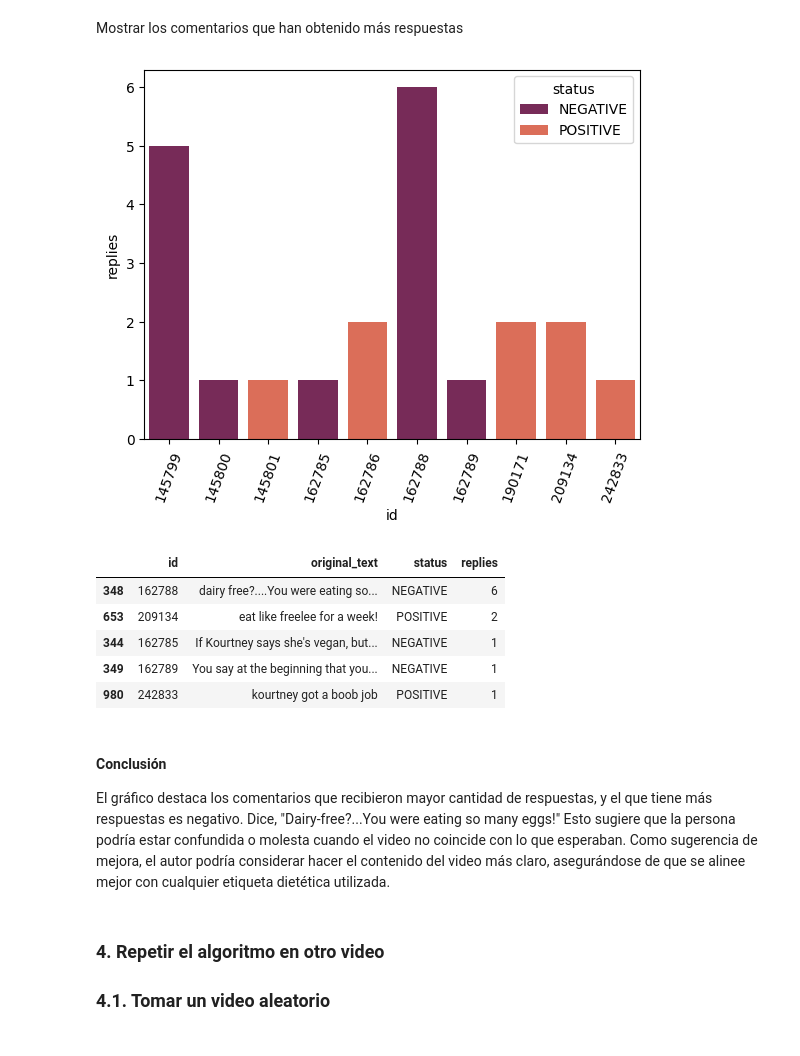
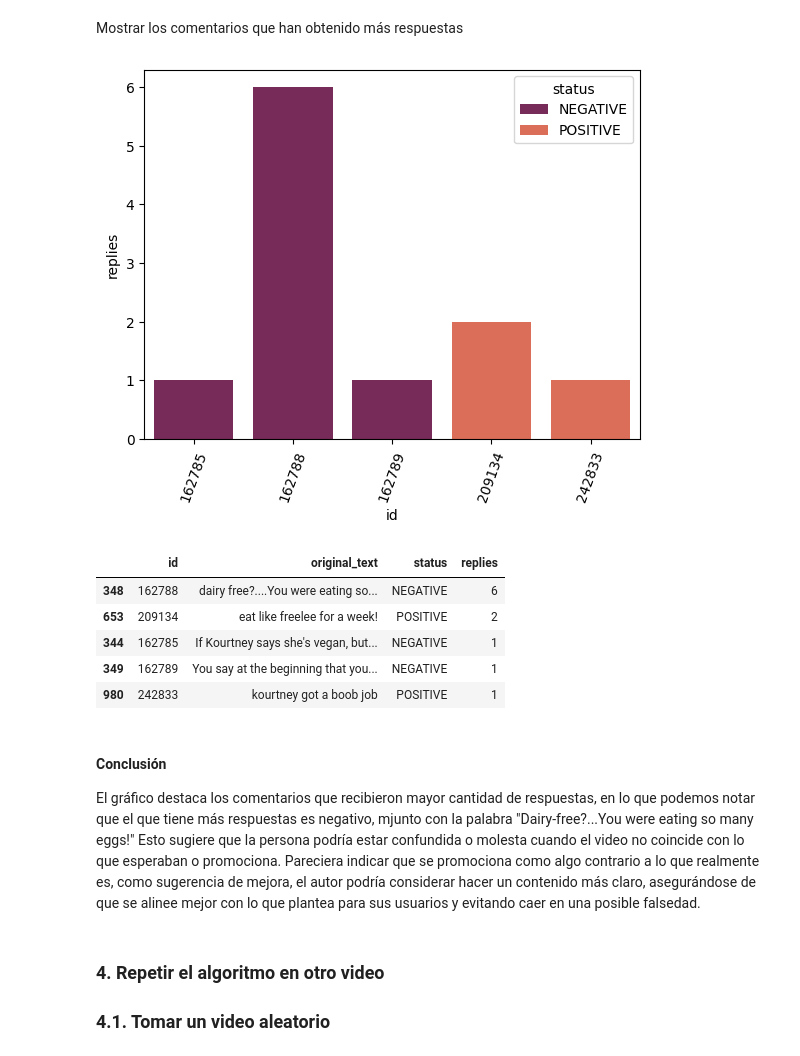
Before and after one commit to Elina-Filatova/youtube_comments_analysis, a Jupyter notebook: Trabajo Elina Nicolas-final.ipynb, the cells around one changed output. Cells and saved outputs as stored; diff of their text form; code cells hidden in the pictures.

Commit message:
:rocket: Update last conclusions

```diff
--- a/Trabajo Elina Nicolas-final.ipynb
+++ b/Trabajo Elina Nicolas-final.ipynb
@@ -440,12 +440,12 @@ El gráfico indica que la mayoría de las palabras frecuentes aparecen en coment
 # %% [markdown]
 Mostrar los comentarios que han obtenido más respuestas
 # %%
-sns.barplot(data=df_salida[df_salida["replies"]!=0], x="id", y="replies", hue="status", palette="rocket")
+sns.barplot(data=df_salida[df_salida["replies"]!=0].sort_values(by="replies", ascending=False).drop_duplicates(subset=["original_text"], keep="first"), x="id", y="replies", hue="status", palette="rocket")
 plt.xticks(rotation=70)
 plt.show()
 df_salida[df_salida["replies"]!=0][["id", "original_text", "status", "replies"]].sort_values(by="replies", ascending=False).drop_duplicates(subset=["original_text"], keep="first").head(20)
 # %% [output]
-[figure, old version]
+[figure, new version]
 |  | id | original_text | status | replies |
 | 348 | 162788 | dairy free?....You were eating so... | NEGATIVE | 6 |
 | 653 | 209134 | eat like freelee for a week! | POSITIVE | 2 |
@@ -454,7 +454,7 @@ df_salida[df_salida["replies"]!=0][["id", "original_text", "status", "replies"]]
 | 980 | 242833 | kourtney got a boob job | POSITIVE | 1 |
 # %% [markdown]
 #### Conclusión
-El gráfico destaca los comentarios que recibieron mayor cantidad de respuestas, y el que tiene más respuestas es negativo. Dice,  "Dairy-free?...You were eating so many eggs!" Esto sugiere que la persona podría estar confundida o molesta cuando el video no coincide con lo que esperaban. Como sugerencia de mejora, el autor podría considerar hacer el contenido del video más claro, asegurándose de que se alinee mejor con cualquier etiqueta dietética utilizada.
+El gráfico destaca los comentarios que recibieron mayor cantidad de respuestas, en lo que podemos notar que el que tiene más respuestas es negativo, mjunto con la palabra "Dairy-free?...You were eating so many eggs!" Esto sugiere que la persona podría estar confundida o molesta cuando el video no coincide con lo que esperaban o promociona. Pareciera indicar que se promociona como algo contrario a lo que realmente es, como sugerencia de mejora, el autor podría considerar hacer un contenido más claro, asegurándose de que se alinee mejor con lo que plantea para sus usuarios y evitando caer en una posible falsedad.
 # %% [markdown]
 ### 4. Repetir el algoritmo en otro video
 ### 4.1. Tomar un video aleatorio
```
Also changed, not shown: parts of 9 cells of this notebook.
